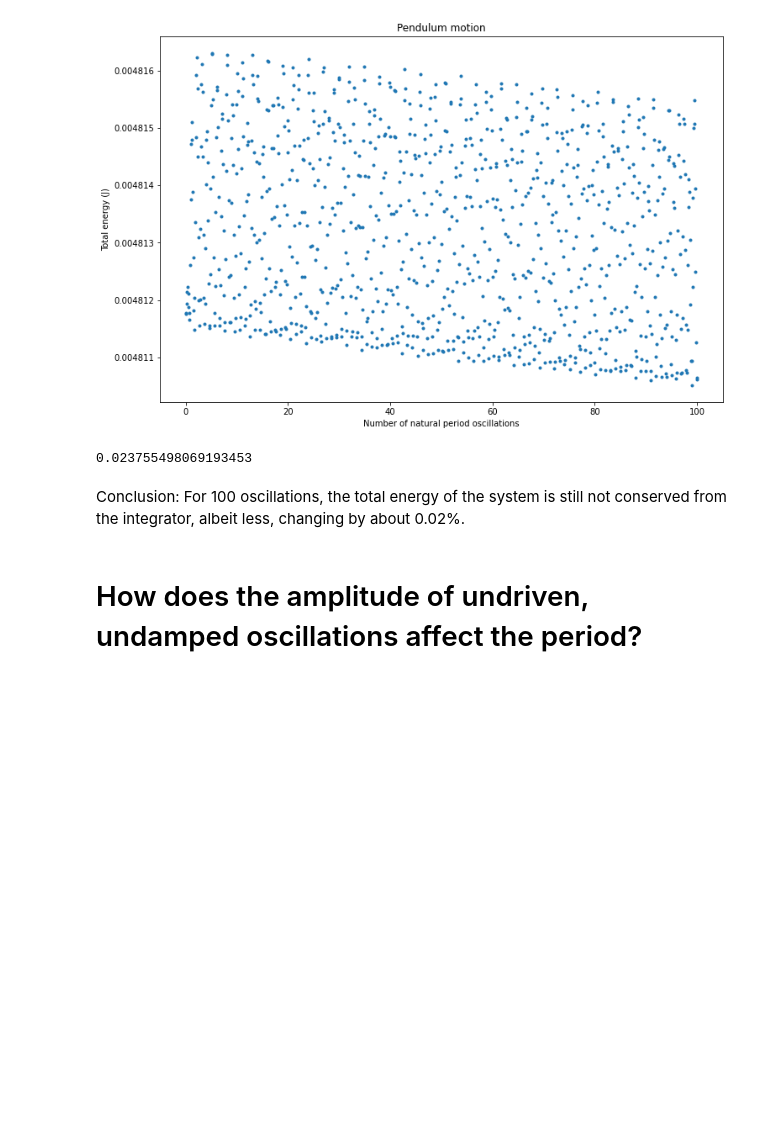
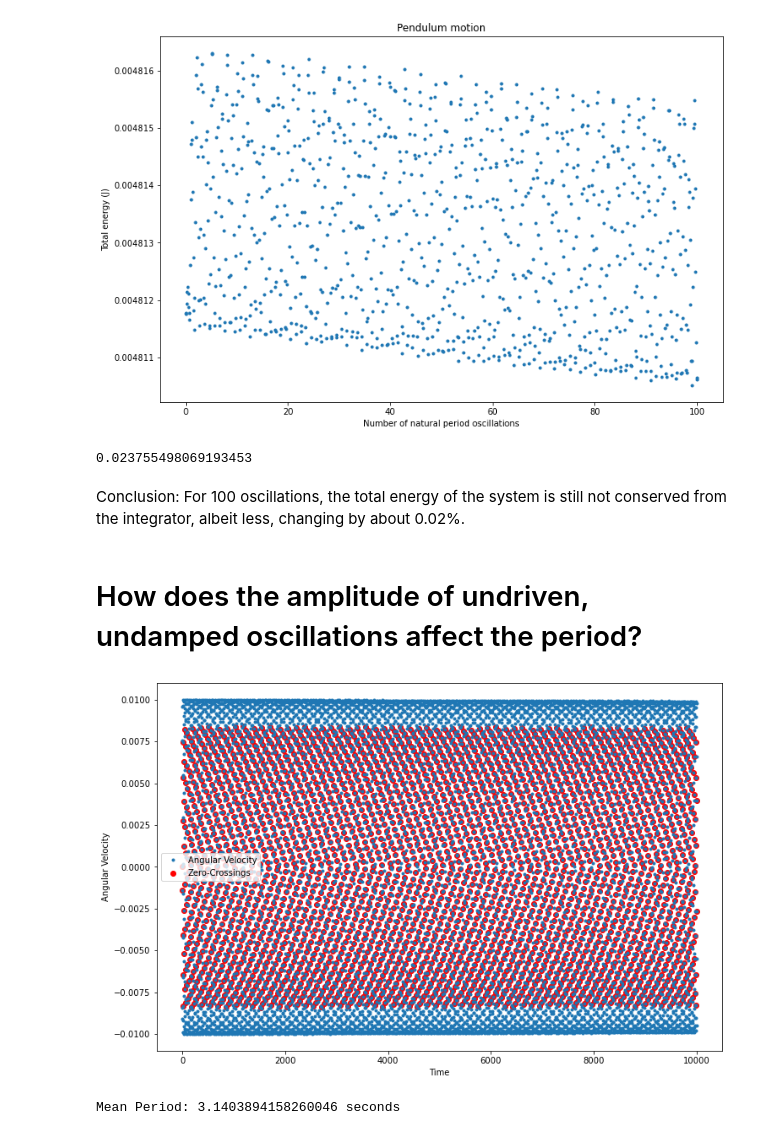
Before and after one commit to hsuchungchuan/Part-II-Computational-Physics, a Jupyter notebook: Exercise1_TheDrivenPendulum.ipynb, the cells around one changed output. Cells and saved outputs as stored; diff of their text form; code cells hidden in the pictures; blank space fills up the shorter version.

```diff
--- a/Exercise1_TheDrivenPendulum.ipynb
+++ b/Exercise1_TheDrivenPendulum.ipynb
@@ -187,3 +202,33 @@ Text(0.5, 1.0, 'Pendulum motion')
 Conclusion: For 100 oscillations, the total energy of the system is still not conserved from the integrator, albeit less, changing by about 0.02%.
 # %% [markdown]
 # How does the amplitude of undriven, undamped oscillations affect the period?
+# %%
+# Integrate the ODEs using scipy solve_ivp (method RK45 by default)
+t_max = 10000
+pendulum_motion = solve_ivp(pendulum, [0, t_max], [theta0, omega0], args = (g, l, q, F, OmegaD), dense_output=True)
+
+# Obtain the motion of the pendulum
+t = np.linspace(0, 10000, 10000)
+theta, omega = pendulum_motion.sol(t)
+
+# Find the zero-crossings of angular velocity to identify periods
+zero_crossings = np.where(np.diff(np.sign(omega)))[0]
+
+# Calculate periods
+periods = np.diff(t[zero_crossings])
+
+# Plot angular velocity and identified periods
+plt.figure(figsize=(12, 8))
+plt.plot(t, omega,'.', label='Angular Velocity')
+plt.scatter(t[zero_crossings], omega[zero_crossings], color='red', label='Zero-Crossings')
+plt.xlabel('Time')
+plt.ylabel('Angular Velocity')
+plt.legend()
+plt.show()
+
+# Print the mean period
+mean_period = np.mean(periods)
+print(f"Mean Period: {mean_period} seconds")
+# %% [output]
+[figure, added]
+Mean Period: 3.1403894158260046 seconds
```
Also changed, not shown: parts of 4 cells of this notebook, 1 other file.
